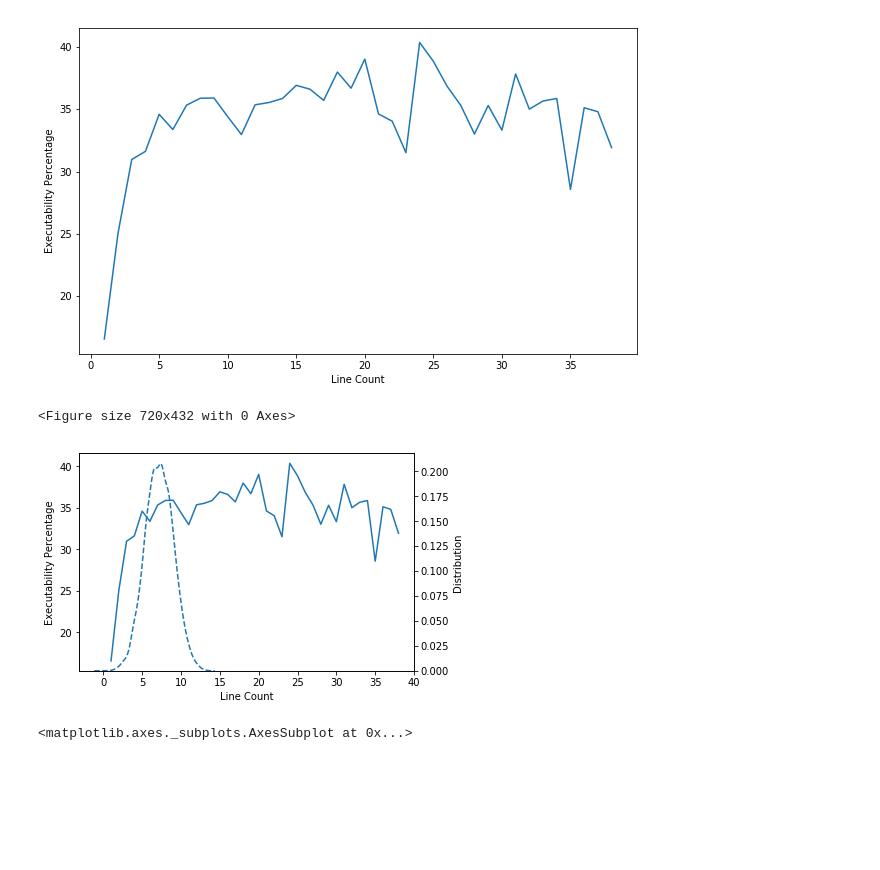
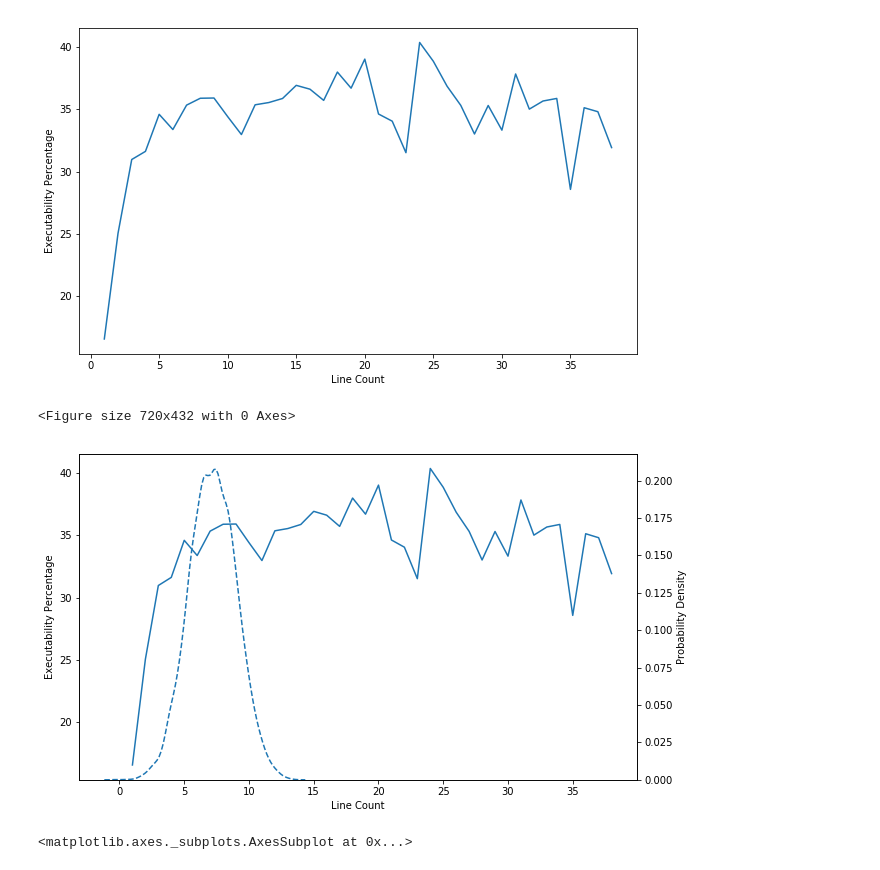
Before and after one commit to nimamahmoudi/msr2019-mining-challenge-webapp, a Jupyter notebook: data/stats2.ipynb, the cells around one changed output. Cells and saved outputs as stored; diff of their text form; code cells hidden in the pictures; blank space fills up the shorter version.

```diff
--- a/data/stats2.ipynb
+++ b/data/stats2.ipynb
@@ -546,24 +549,24 @@ Text(0, 0.5, 'Executability Percentage')
 [figure]
 # %%
 plt.figure(figsize=(10,6))
-fig, ax1 = plt.subplots()
+fig, ax1 = plt.subplots(figsize=(10,6))
 
 ax1.plot(line_vals, exs, '-', label='Python2 or Python3')
 ax1.set_xlabel('Line Count')
 # Make the y-axis label, ticks and tick labels match the line color.
 ax1.set_ylabel('Executability Percentage', color='k')
 ax1.tick_params('y', colors='k')
 # ax1.legend(['Executability Percentage'], loc=4)
 
 ax2 = ax1.twinx()
 sns.distplot(per, hist=False, color=None, kde_kws={"linestyle":"--"})
 # sns.distplot(per, hist=False, color=None, kde_kws={"linestyle":"--"}, label='Distribution')
-ax2.set_ylabel('Distribution', color='k')
+ax2.set_ylabel('Probability Density', color='k')
 ax2.tick_params('y', colors='k')
 # ax2.legend(['Distribution of Lines'], loc=7)
 # %% [output]
 <Figure size 720x432 with 0 Axes>
-[figure, old version]
+[figure, new version]
 # %%
 sns.distplot(per, hist=False)
 # %% [output]
```
Also changed, not shown: parts of 1 cell of this notebook.
